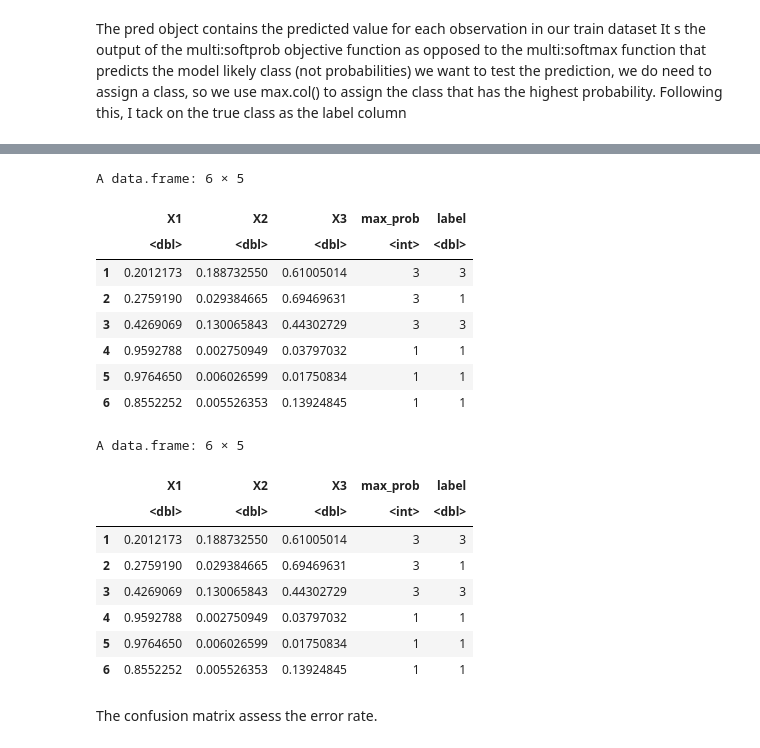
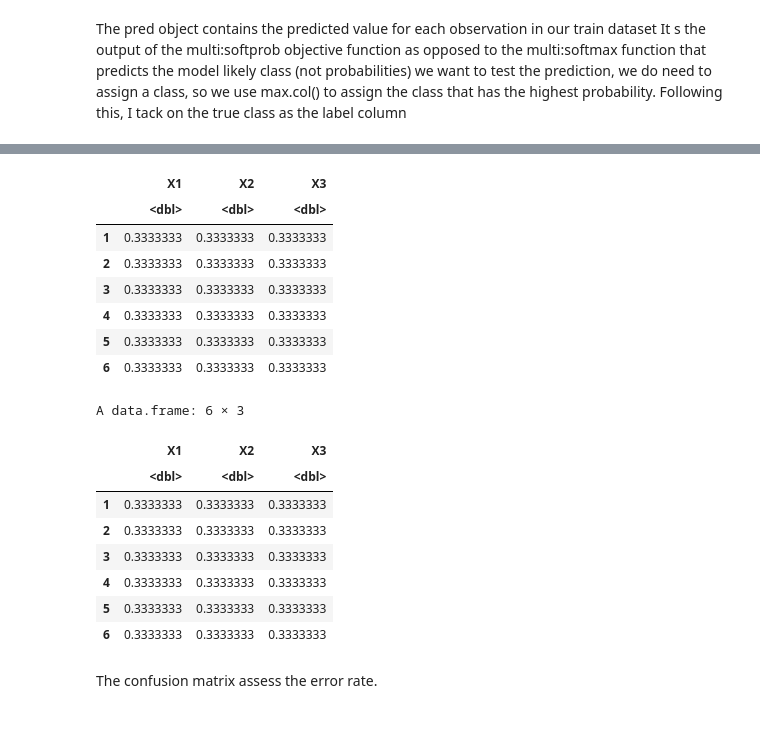
Before and after one commit to Maxlanglet/Projet_ML, a Jupyter notebook: ReportTemplate_clean.ipynb, the cells around one changed output, grey strips where cells are left out. Saved outputs shown, nothing was run; the diff lists cells and outputs as text; code cells hidden in the pictures.

Commit message:
combined model todo and pbm xgboost

```diff
--- a/ReportTemplate_clean.ipynb
+++ b/ReportTemplate_clean.ipynb
@@ -1251,13 +1178,13 @@ library("dplyr")
 
 # the probability that each observation belongs to each class
 # mutate adds new variables and preserves existing ones;
-OOF_prediction <- data.frame(cv_model$pred) %>%
-  mutate(max_prob = max.col(., ties.method = "last"),
-         label = train.label + 1)
+OOF_prediction <- data.frame(cv_model$pred) #%>%
+  #mutate(max_prob = max.col(., ties.method = "last"),
+         #label = train.label + 1)
 head(OOF_prediction)
 
-OOF_prediction_nopca <- data.frame(cv_model_nopca$pred) %>%
-  mutate(max_prob = max.col(., ties.method = "last"),
-         label = train_nopca.label + 1)
+OOF_prediction_nopca <- data.frame(cv_model_nopca$pred) #%>%
+  #mutate(max_prob = max.col(., ties.method = "last"),
+         #label = train_nopca.label + 1)
 head(OOF_prediction)
 # %% [output]
@@ -1266,21 +1192,20 @@ Warning message:
+|  | X1 | X2 | X3 |
+|  | <dbl> | <dbl> | <dbl> |
+| 1 | 0.3333333 | 0.3333333 | 0.3333333 |
+| 2 | 0.3333333 | 0.3333333 | 0.3333333 |
+| 3 | 0.3333333 | 0.3333333 | 0.3333333 |
+| 4 | 0.3333333 | 0.3333333 | 0.3333333 |
+| 5 | 0.3333333 | 0.3333333 | 0.3333333 |
+| 6 | 0.3333333 | 0.3333333 | 0.3333333 |
-A data.frame: 6 × 5
+A data.frame: 6 × 3
-|  | X1 | X2 | X3 | max_prob | label |
-|  | <dbl> | <dbl> | <dbl> | <int> | <dbl> |
-| 1 | 0.2012173 | 0.188732550 | 0.61005014 | 3 | 3 |
-| 2 | 0.2759190 | 0.029384665 | 0.69469631 | 3 | 1 |
-| 3 | 0.4269069 | 0.130065843 | 0.44302729 | 3 | 3 |
-| 4 | 0.9592788 | 0.002750949 | 0.03797032 | 1 | 1 |
-| 5 | 0.9764650 | 0.006026599 | 0.01750834 | 1 | 1 |
-| 6 | 0.8552252 | 0.005526353 | 0.13924845 | 1 | 1 |
-A data.frame: 6 × 5
-|  | X1 | X2 | X3 | max_prob | label |
-|  | <dbl> | <dbl> | <dbl> | <int> | <dbl> |
-| 1 | 0.2012173 | 0.188732550 | 0.61005014 | 3 | 3 |
-| 2 | 0.2759190 | 0.029384665 | 0.69469631 | 3 | 1 |
-| 3 | 0.4269069 | 0.130065843 | 0.44302729 | 3 | 3 |
-| 4 | 0.9592788 | 0.002750949 | 0.03797032 | 1 | 1 |
-| 5 | 0.9764650 | 0.006026599 | 0.01750834 | 1 | 1 |
-| 6 | 0.8552252 | 0.005526353 | 0.13924845 | 1 | 1 |
+|  | X1 | X2 | X3 |
+|  | <dbl> | <dbl> | <dbl> |
+| 1 | 0.3333333 | 0.3333333 | 0.3333333 |
+| 2 | 0.3333333 | 0.3333333 | 0.3333333 |
+| 3 | 0.3333333 | 0.3333333 | 0.3333333 |
+| 4 | 0.3333333 | 0.3333333 | 0.3333333 |
+| 5 | 0.3333333 | 0.3333333 | 0.3333333 |
+| 6 | 0.3333333 | 0.3333333 | 0.3333333 |
 # %% [markdown]
 The confusion matrix  assess the error rate.
 # %%
```
Also changed, not shown: parts of 78 cells of this notebook, 1 other file.
